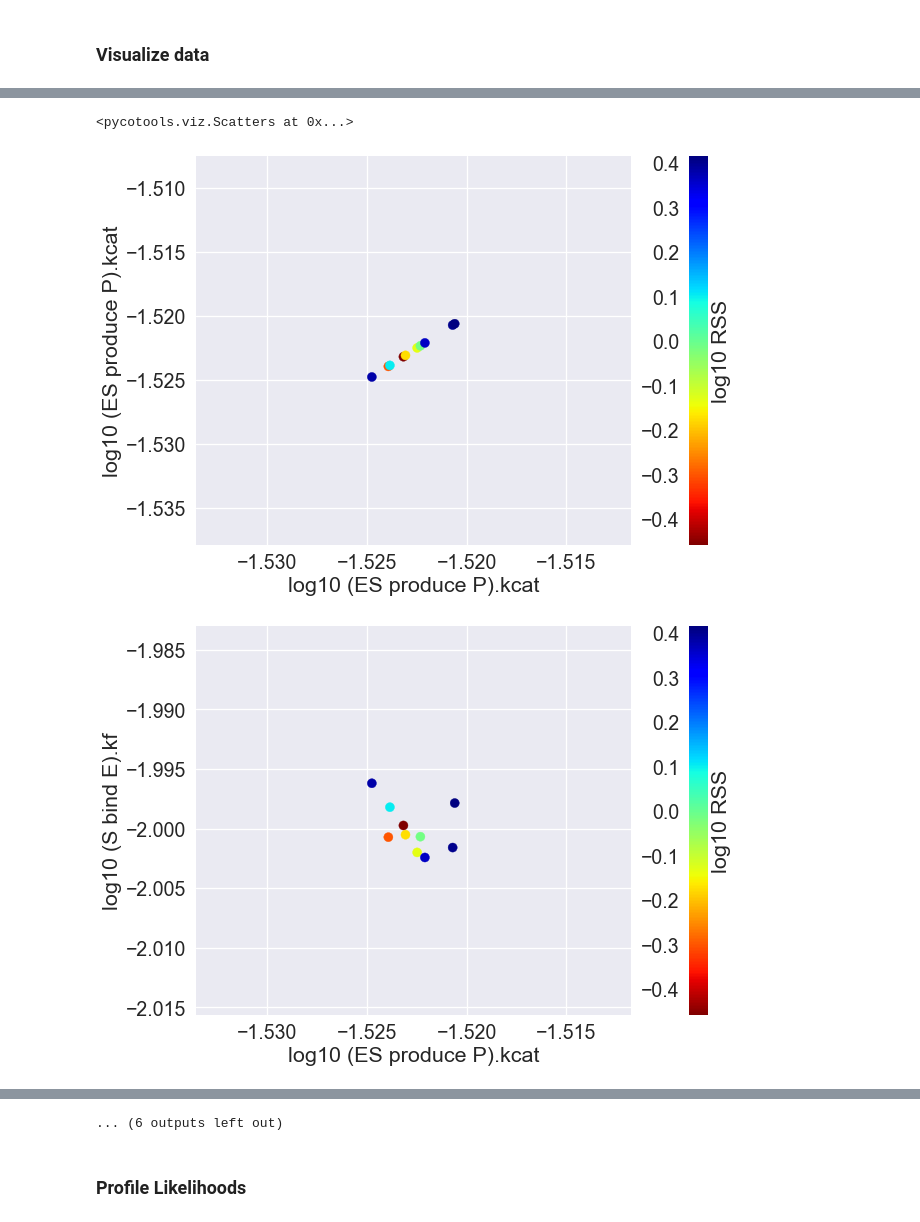
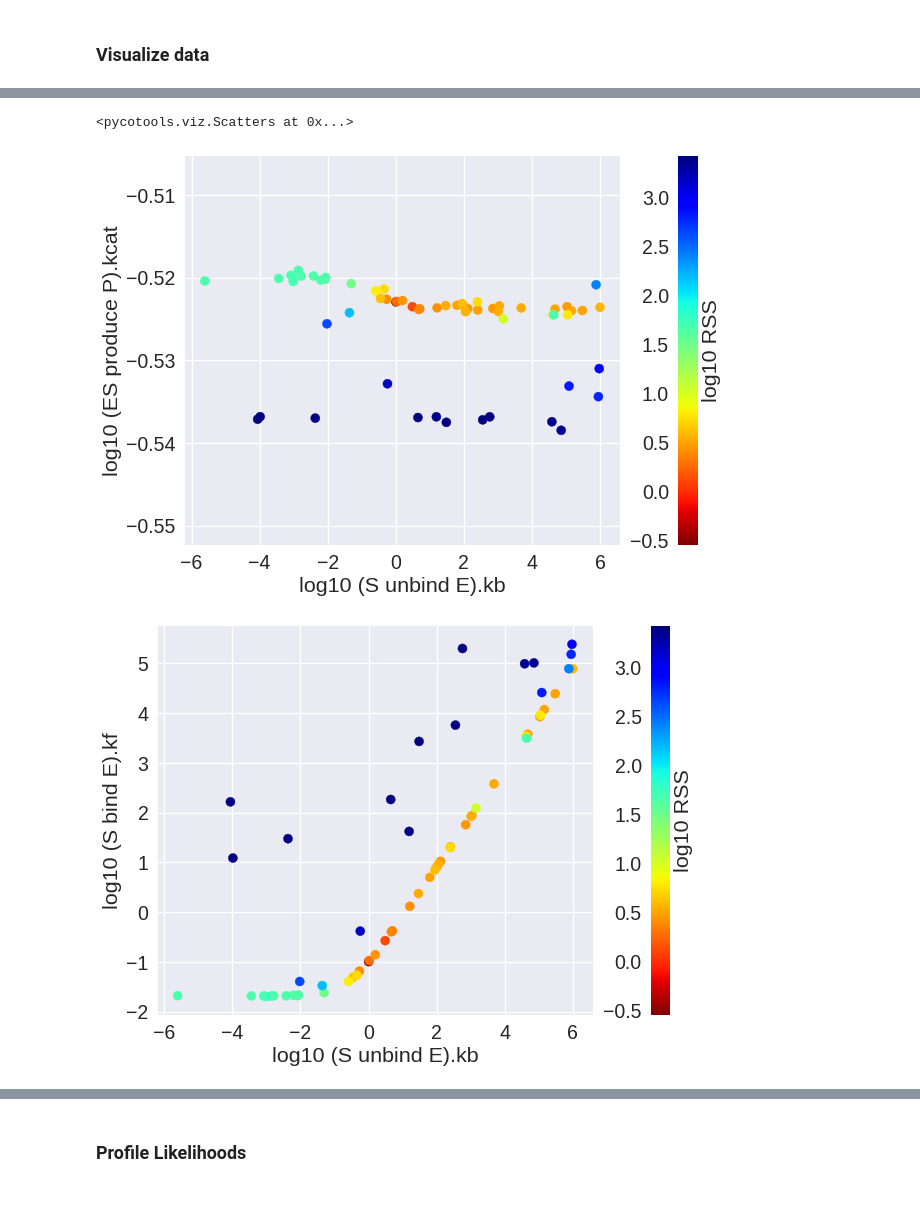
Before and after one commit to CiaranWelsh/pycotools3, a Jupyter notebook: docs/source/QuickStart.ipynb, the cells around one changed output, grey strips where cells are left out. Saved outputs shown, nothing was run; the diff lists cells and outputs as text; code cells hidden in the pictures.

```diff
--- a/docs/source/QuickStart.ipynb
+++ b/docs/source/QuickStart.ipynb
@@ -55,7 +63,7 @@ michaelis_menten
 ### Simulate Michaelis-Menten model
 # %%
 TC = tasks.TimeCourse(michaelis_menten, end=100,
-                      step_size=0.01, intervals=0.01*100,
+                      step_size=1, intervals=100,
                       report_name='MM-time-course.csv')
 # %% [markdown]
 ### Plot results
@@ -178,4 +178,4 @@ pycotools.viz:INFO:1517:    Plotting "S"
 # %%
 ## Plot all combinations of parameter
-viz.Scatters(PE, x='all', y='all', log10=True, truncate_mode='ranks', theta=range(10))
+viz.Scatters(PE, x=['(S unbind E).kb'], y='all', log10=True)
 # %% [output]
@@ -198,3 +186,3 @@ pycotools.viz:INFO:2404:    Plotting "RSS" Vs "RSS"
 <pycotools.viz.Scatters at 0x...>
-[figure, old version]
+[figure, new version]
-[figure, old version]
+[figure, new version]
@@ -209,4 +191,3 @@ pycotools.viz:INFO:2404:    Plotting "RSS" Vs "RSS"
-... (6 outputs left out)
 # %% [markdown]
 ### Profile Likelihoods
 # %%
```
Also changed, not shown: parts of 14 cells of this notebook, 1 other file.
